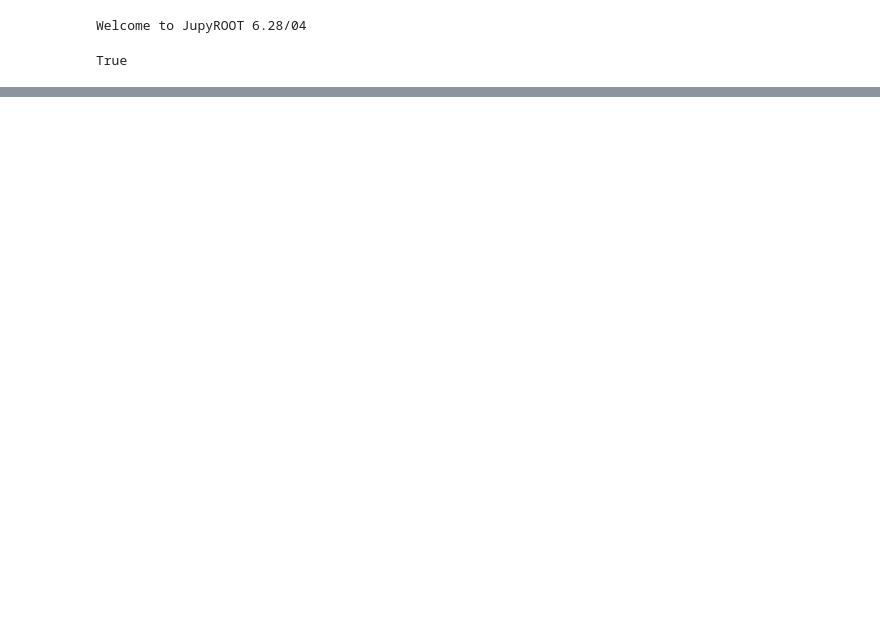
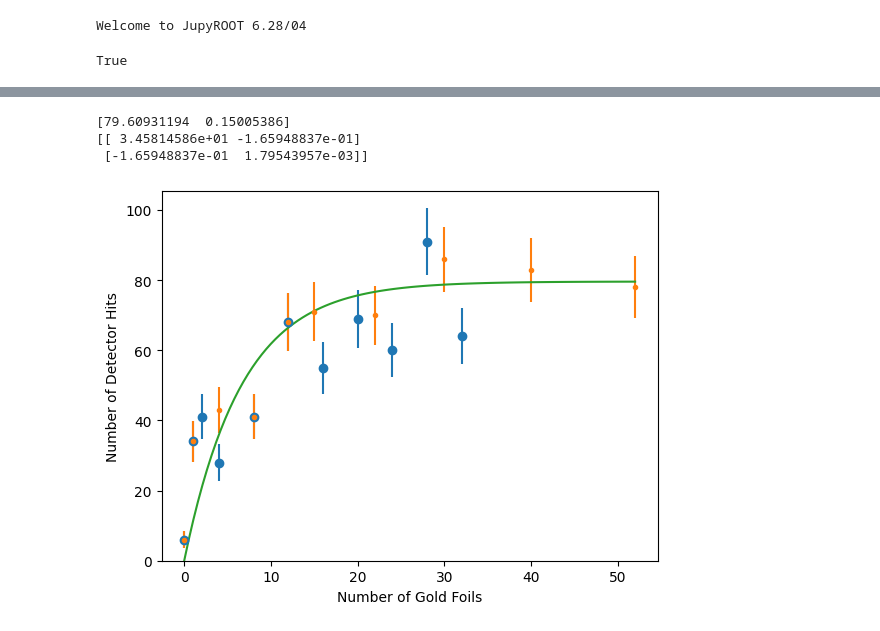
Before and after one commit to brash99/Rutherford, a Jupyter notebook: analysis/Analyse_Generator.ipynb, the cells around one changed output, grey strips where cells are left out. Drawn from its saved outputs; the diff is of its cells as text; code cells hidden in the pictures; blank space fills up the shorter version.

```diff
--- a/analysis/Analyse_Generator.ipynb
+++ b/analysis/Analyse_Generator.ipynb
@@ -135,15 +163,41 @@ c1.Draw()
 # %%
 import numpy as np
 import matplotlib.pyplot as plt
+from scipy.optimize import curve_fit
 
 ecounts = np.sqrt(counts)
 ecounts2 = np.sqrt(counts2)
 
 plt.errorbar(thickness,counts,ecounts,fmt='o')
-plt.errorbar(thickness2,counts2,ecounts2,fmt='o')
+plt.errorbar(thickness2,counts2,ecounts2,fmt='.')
 plt.ylim(0)
 plt.xlabel("Number of Gold Foils")
 plt.ylabel("Number of Detector Hits")
 
+def fitfunction(x,a,b):
+    xp = np.array(x)
+    return a*(1 - np.exp(-b*x))
+
+x = np.array(thickness2)
+y = np.array(counts2)
+
+init_vals = [80.0,0.001]
+popt, pcov = curve_fit(fitfunction, x, y, p0=init_vals)
+
+print(popt)
+print(pcov)
+
+yfit = []
+xfit = np.linspace(0.0,52.0,100)
+for i in range (0,len(xfit)):
+    yfit.append(fitfunction(xfit[i],*popt))
+
+plt.plot(xfit,yfit)
+
 plt.savefig("rutherford_thickness_dependence.pdf", format="pdf")
 plt.show()
+# %% [output]
+[79.60931194  0.15005386]
+[[ 3.45814586e+01 -1.65948837e-01]
+ [-1.65948837e-01  1.79543957e-03]]
+[figure, added]
```
Also changed, not shown: parts of 2 cells of this notebook, 1 other file.
